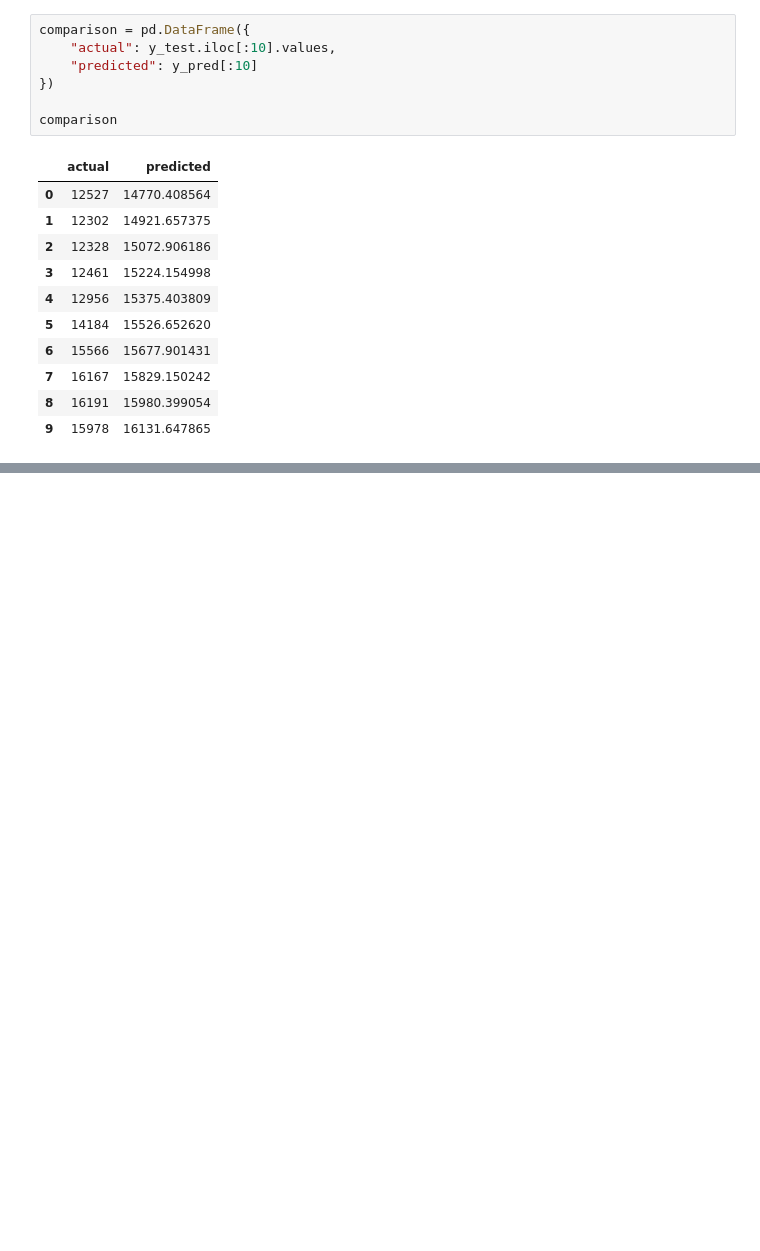
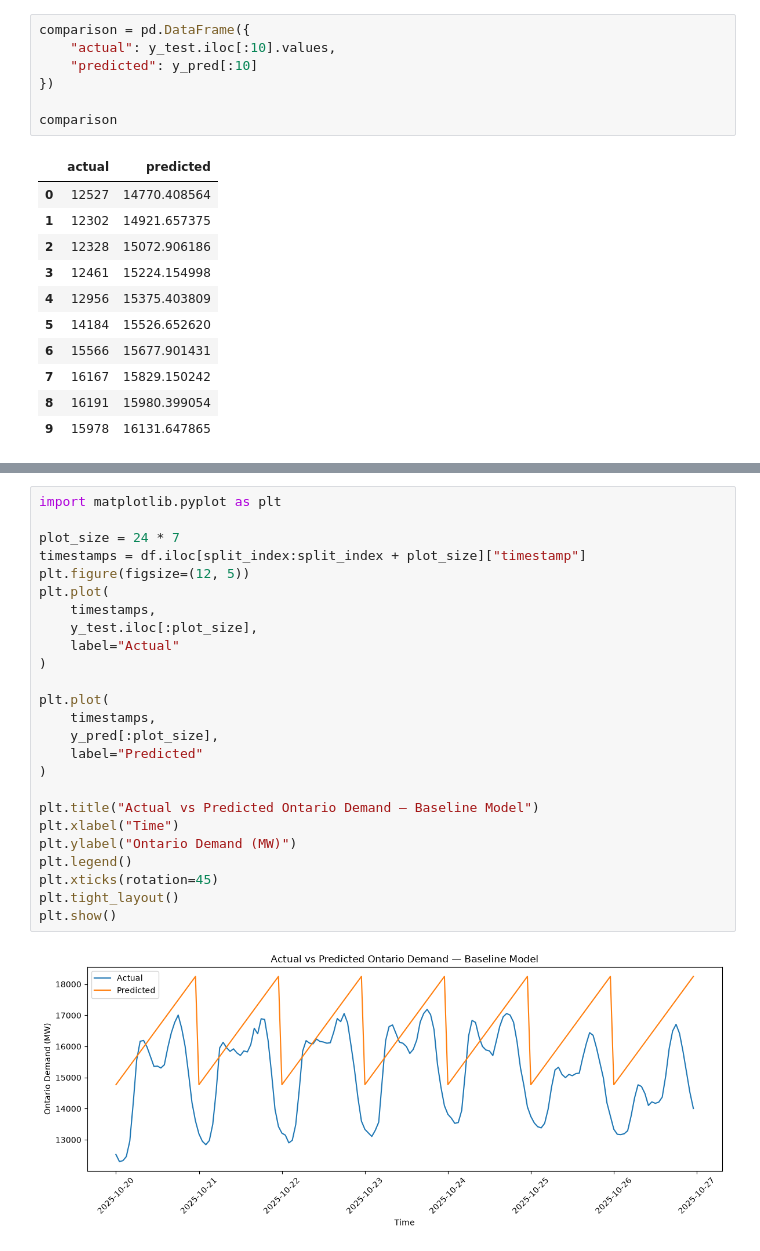
Before and after one commit to dhrutigandhi05/ontario-electricity-demand, a Jupyter notebook: notebooks/linear_regression_baseline.ipynb, the cells around one changed output, grey strips where cells are left out. Drawn from its saved outputs; the diff is of its cells as text; blank space fills up the shorter version.

```diff
--- a/notebooks/linear_regression_baseline.ipynb
+++ b/notebooks/linear_regression_baseline.ipynb
@@ -110,0 +124,27 @@ comparison
+# %%
+import matplotlib.pyplot as plt
+
+plot_size = 24 * 7
+timestamps = df.iloc[split_index:split_index + plot_size]["timestamp"]
+plt.figure(figsize=(12, 5))
+plt.plot(
+    timestamps,
+    y_test.iloc[:plot_size],
+    label="Actual"
+)
+
+plt.plot(
+    timestamps,
+    y_pred[:plot_size],
+    label="Predicted"
+)
+
+plt.title("Actual vs Predicted Ontario Demand — Baseline Model")
+plt.xlabel("Time")
+plt.ylabel("Ontario Demand (MW)")
+plt.legend()
+plt.xticks(rotation=45)
+plt.tight_layout()
+plt.show()
+# %% [output]
+[figure, added]
```
Also changed, not shown: parts of 2 cells of this notebook.
